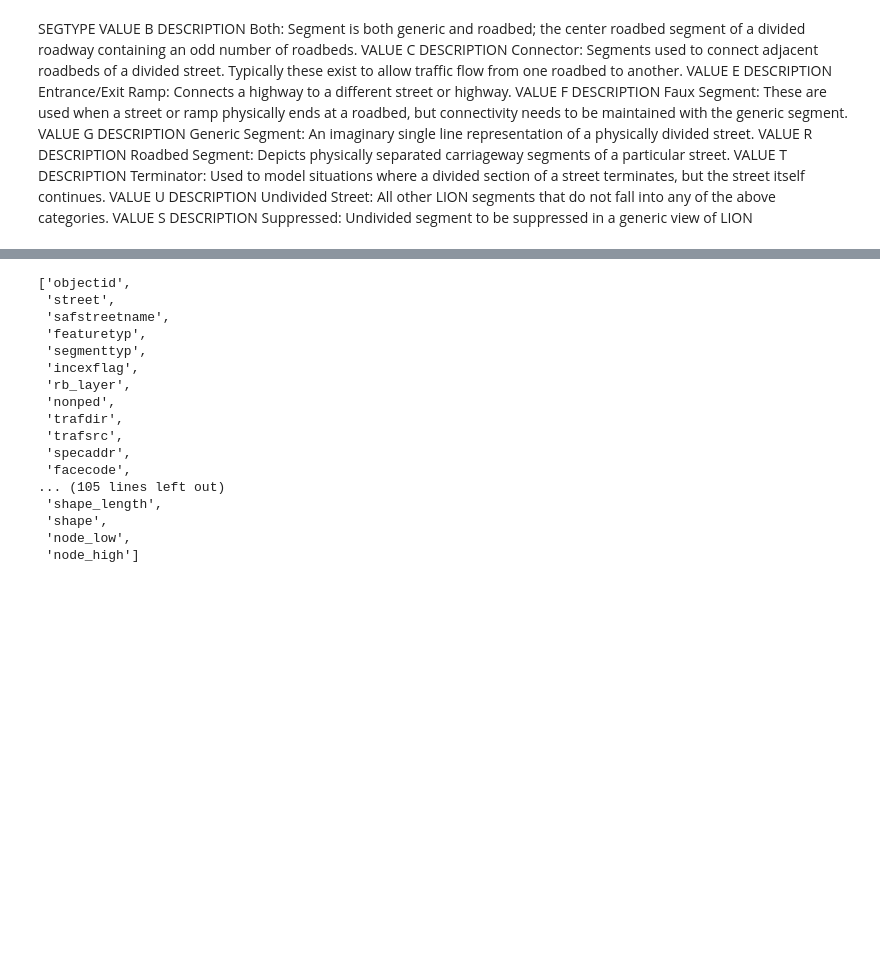
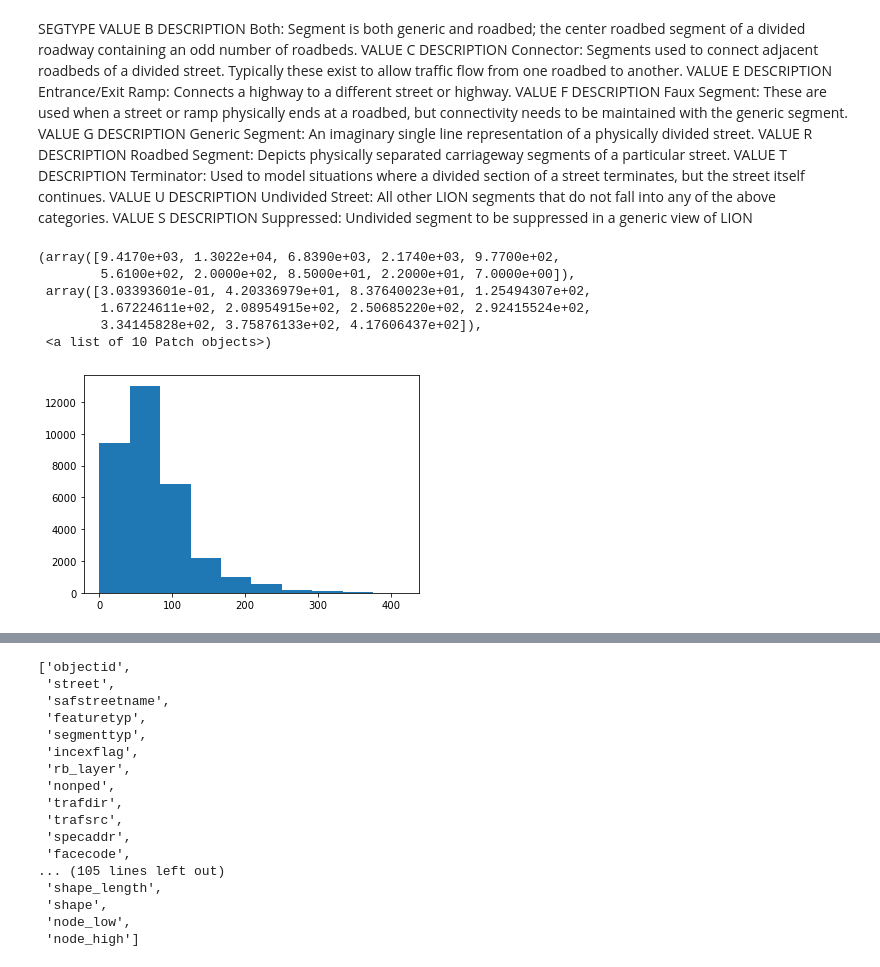
Before and after one commit to ttaylorok/nyc_taxis, a Jupyter notebook: create_network_v2.ipynb, the cells around one changed output, grey strips where cells are left out. Drawn from its saved outputs; the diff is of its cells as text; code cells hidden in the pictures; blank space fills up the shorter version.

```diff
--- a/create_network_v2.ipynb
+++ b/create_network_v2.ipynb
@@ -124,3 +124,13 @@ DESCRIPTION Suppressed: Undivided segment to be suppressed in a generic view of
 lion_clipped = gpd.read_postgis('SELECT * FROM lion_clipped', engine, geom_col='shape')
 taxis_clipped = gpd.read_postgis('SELECT * FROM taxis_2015_clipped', engine, geom_col='pickup_point')
 nodes_clipped = gpd.read_postgis('SELECT * FROM node_clipped', engine, geom_col='shape')
+# %%
+plt.hist(taxis_clipped['dist_to_nn_pickup'])
+# %% [output]
+(array([9.4170e+03, 1.3022e+04, 6.8390e+03, 2.1740e+03, 9.7700e+02,
+        5.6100e+02, 2.0000e+02, 8.5000e+01, 2.2000e+01, 7.0000e+00]),
+ array([3.03393601e-01, 4.20336979e+01, 8.37640023e+01, 1.25494307e+02,
+        1.67224611e+02, 2.08954915e+02, 2.50685220e+02, 2.92415524e+02,
+        3.34145828e+02, 3.75876133e+02, 4.17606437e+02]),
+ <a list of 10 Patch objects>)
+[figure, added]
```
Also changed, not shown: parts of 45 cells of this notebook.
